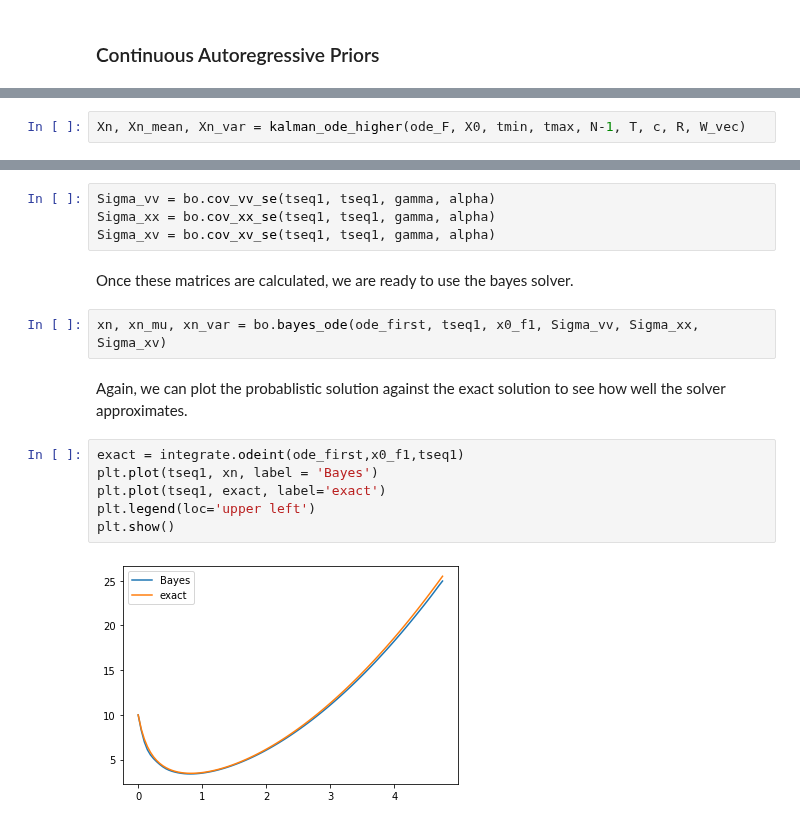
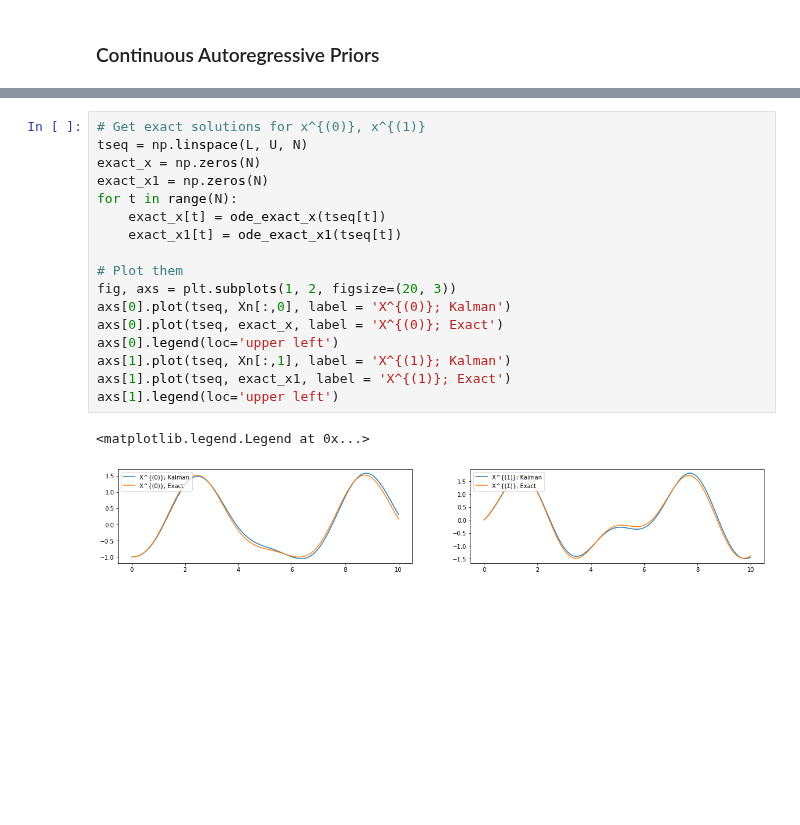
Before and after one commit to mlysy/rodeo-legacy, a Jupyter notebook: BayesODE/Examples/tutorial.ipynb, the cells around one changed output, grey strips where cells are left out. Cells and saved outputs as stored; diff of their text form; blank space fills up the shorter version.

```diff
--- a/BayesODE/Examples/tutorial.ipynb
+++ b/BayesODE/Examples/tutorial.ipynb
@@ -231,2 +168,0 @@ With everything defined, we can run the solver to get a realization, $\bar{\XX_t
-# %%
-Xn, Xn_mean, Xn_var = kalman_ode_higher(ode_F, X0, tmin, tmax, N-1, T, c, R, W_vec)
@@ -287,18 +169,20 @@ This method only requires the calculation of the initial covariance matrices: $c
-# %%
-Sigma_vv = bo.cov_vv_se(tseq1, tseq1, gamma, alpha)
-Sigma_xx = bo.cov_xx_se(tseq1, tseq1, gamma, alpha)
-Sigma_xv = bo.cov_xv_se(tseq1, tseq1, gamma, alpha)
-# %% [markdown]
-Once these matrices are calculated, we are ready to use the bayes solver.
-# %%
-xn, xn_mu, xn_var = bo.bayes_ode(ode_first, tseq1, x0_f1, Sigma_vv, Sigma_xx, Sigma_xv)
-# %% [markdown]
-Again, we can plot the probablistic solution against the exact solution to see how well the solver approximates.
-# %%
-exact = integrate.odeint(ode_first,x0_f1,tseq1)
-plt.plot(tseq1, xn, label = 'Bayes')
-plt.plot(tseq1, exact, label='exact')
-plt.legend(loc='upper left')
-plt.show()
-# %% [output]
-[figure, removed]
+# %%
+# Get exact solutions for x^{(0)}, x^{(1)}
+tseq = np.linspace(L, U, N)
+exact_x = np.zeros(N)
+exact_x1 = np.zeros(N)
+for t in range(N):
+    exact_x[t] = ode_exact_x(tseq[t])
+    exact_x1[t] = ode_exact_x1(tseq[t])
+
+# Plot them
+fig, axs = plt.subplots(1, 2, figsize=(20, 3))
+axs[0].plot(tseq, Xn[:,0], label = 'X^{(0)}; Kalman')
+axs[0].plot(tseq, exact_x, label = 'X^{(0)}; Exact')
+axs[0].legend(loc='upper left')
+axs[1].plot(tseq, Xn[:,1], label = 'X^{(1)}; Kalman')
+axs[1].plot(tseq, exact_x1, label = 'X^{(1)}; Exact')
+axs[1].legend(loc='upper left')
+# %% [output]
+<matplotlib.legend.Legend at 0x...>
+[figure, added]
```
Also changed, not shown: parts of 30 cells of this notebook, 18 other files.
